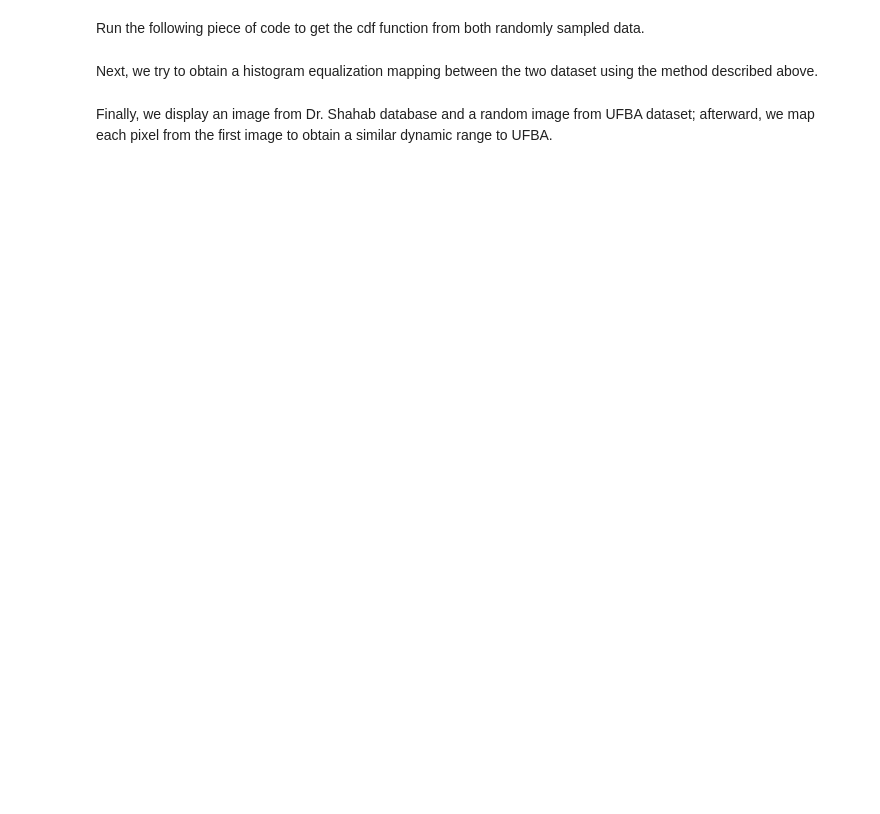
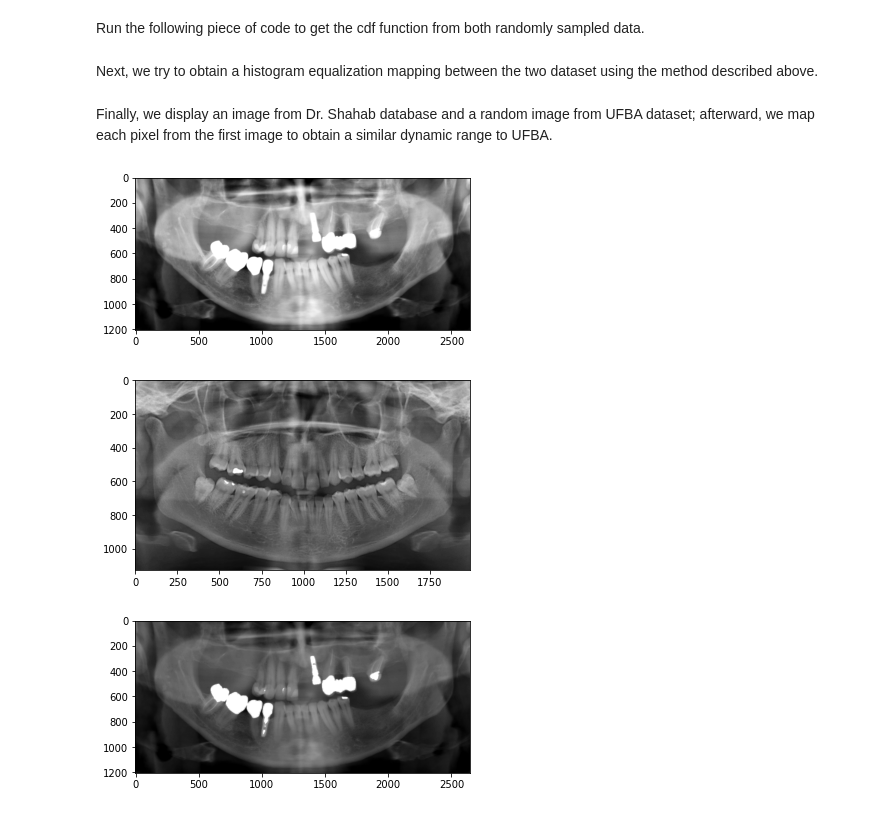
Before and after one commit to HamidrezaKmK/2times2048, a Jupyter notebook: src/preprocessing.ipynb, the cells around one changed output. Saved outputs shown, nothing was run; the diff lists cells and outputs as text; code cells hidden in the pictures; blank space fills up the shorter version.

```diff
--- a/src/preprocessing.ipynb
+++ b/src/preprocessing.ipynb
@@ -127,11 +43,9 @@ sample_size_shahab = min(len(shahab_images), 200)
 sample_size_brazil = min(len(brazil_images), 200)
 
 for x in random.sample(shahab_images, sample_size_shahab):
-  samples_shahab.append(cv2.imread(path_to_dr_shahab + x, cv2.IMREAD_GRAYSCALE))
+  t = cv2.imread(os.path.join(path_to_dr_shahab, x), cv2.IMREAD_GRAYSCALE)
+  samples_shahab.append(t)
+
 for x in random.sample(brazil_images, sample_size_brazil):
-  samples_brazil.append(cv2.imread(path_to_brazil + x, cv2.IMREAD_GRAYSCALE))
-
-plt.imshow(samples_shahab[0], cmap='gray')
-plt.show()
-plt.imshow(samples_brazil[0], cmap='gray')
-plt.show()
+  t = cv2.imread(os.path.join(path_to_brazil, x), cv2.IMREAD_GRAYSCALE)
+  samples_brazil.append(t)
@@ -148,7 +72,9 @@ def get_cdf(list_of_images):
   """
   cdf = np.zeros(256)
   for img in tqdm(list_of_images):
-    cdf += np.pad(np.bincount(img), 256, 'constant')
+    for i in range(img.shape[0]):
+      for j in range(img.shape[1]):
+        cdf[img[i,j]] += 1
   cdf = cdf.astype('float64')
   cdf /= cdf.sum()
   for i in range(1, len(cdf)):
@@ -174,16 +103,20 @@ Finally, we display an image from Dr. Shahab database and a random image from UF
 # %%
 img = samples_shahab[0]
 plt.imshow(img, cmap='gray')
 plt.show()
-img_standard = np.random.sample(samples_brazil, 1)[0]
+img_standard = samples_brazil[0]
 plt.imshow(img_standard, cmap='gray')
 plt.show()
 def convert(mapping, img_input):
   img_output = np.zeros_like(img_input)
   for x in range(img_output.shape[0]):
     for y in range(img_output.shape[1]):
       img_output[x, y] = mapping[img_input[x,y]]
   return img_output
 img_standardized = convert(shahab_to_brazil, img)
 plt.imshow(img_standardized, cmap='gray')
 plt.show()
+# %% [output]
+[figure, added]
+[figure, added]
+[figure, added]
```
Also changed, not shown: parts of 21 cells of this notebook.
